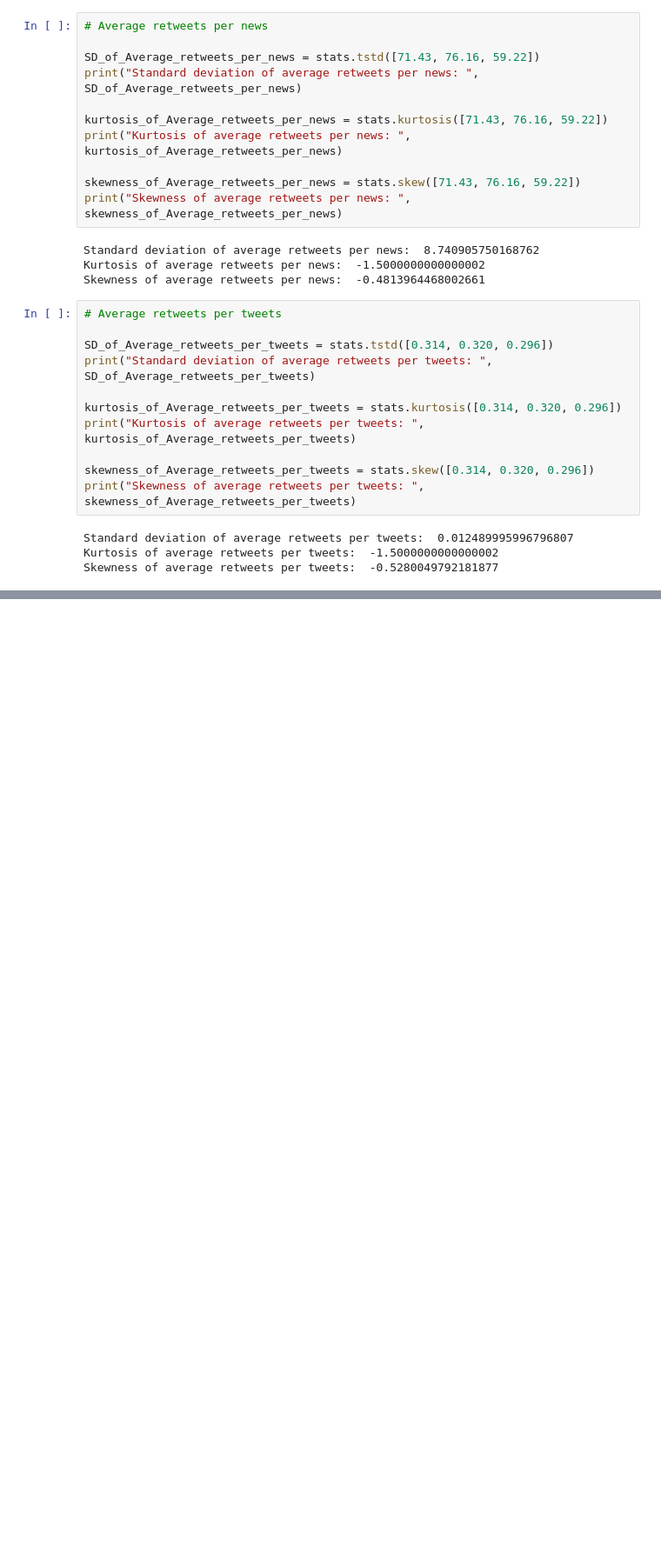
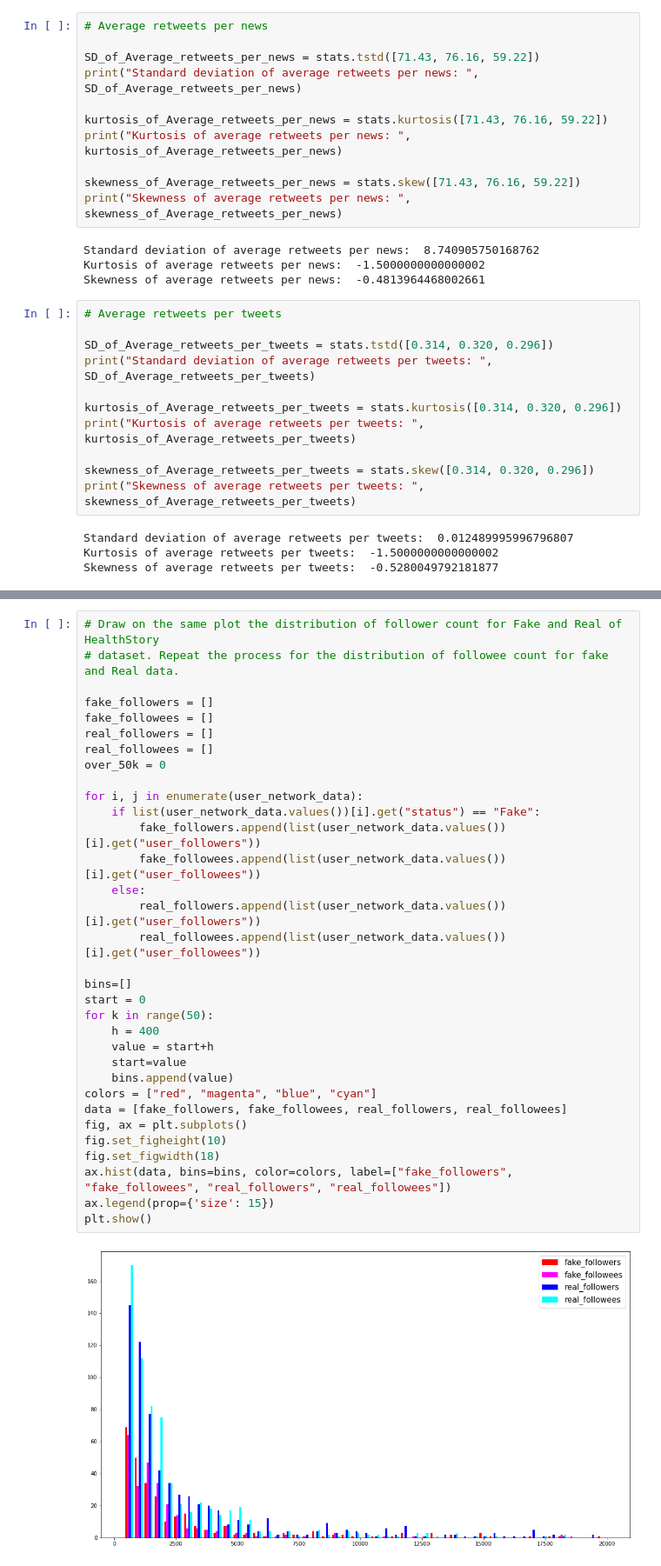
Before and after one commit to kalleveijalainen/SNA_project, a Jupyter notebook: analysis.ipynb, the cells around one changed output, grey strips where cells are left out. Shown at 87% size. Cells and saved outputs as stored; diff of their text form; blank space fills up the shorter version.

```diff
--- a/analysis.ipynb
+++ b/analysis.ipynb
@@ -166,0 +312,35 @@ dict_keys(['tweets', 'replies', 'retweets'])
+# %%
+# Draw on the same plot the distribution of follower count for Fake and Real of HealthStory
+# dataset. Repeat the process for the distribution of followee count for fake and Real data.
+
+fake_followers = []
+fake_followees = []
+real_followers = []
+real_followees = []
+over_50k = 0
+
+for i, j in enumerate(user_network_data):
+    if list(user_network_data.values())[i].get("status") == "Fake":
+        fake_followers.append(list(user_network_data.values())[i].get("user_followers"))
+        fake_followees.append(list(user_network_data.values())[i].get("user_followees"))
+    else:
+        real_followers.append(list(user_network_data.values())[i].get("user_followers"))
+        real_followees.append(list(user_network_data.values())[i].get("user_followees"))
+
+bins=[]
+start = 0
+for k in range(50):
+    h = 400
+    value = start+h
+    start=value
+    bins.append(value)
+colors = ["red", "magenta", "blue", "cyan"]
+data = [fake_followers, fake_followees, real_followers, real_followees]
+fig, ax = plt.subplots()
+fig.set_figheight(10)
+fig.set_figwidth(18)
+ax.hist(data, bins=bins, color=colors, label=["fake_followers", "fake_followees", "real_followers", "real_followees"])
+ax.legend(prop={'size': 15})
+plt.show()
+# %% [output]
+[figure, added]
```
Also changed, not shown: parts of 7 cells of this notebook.
